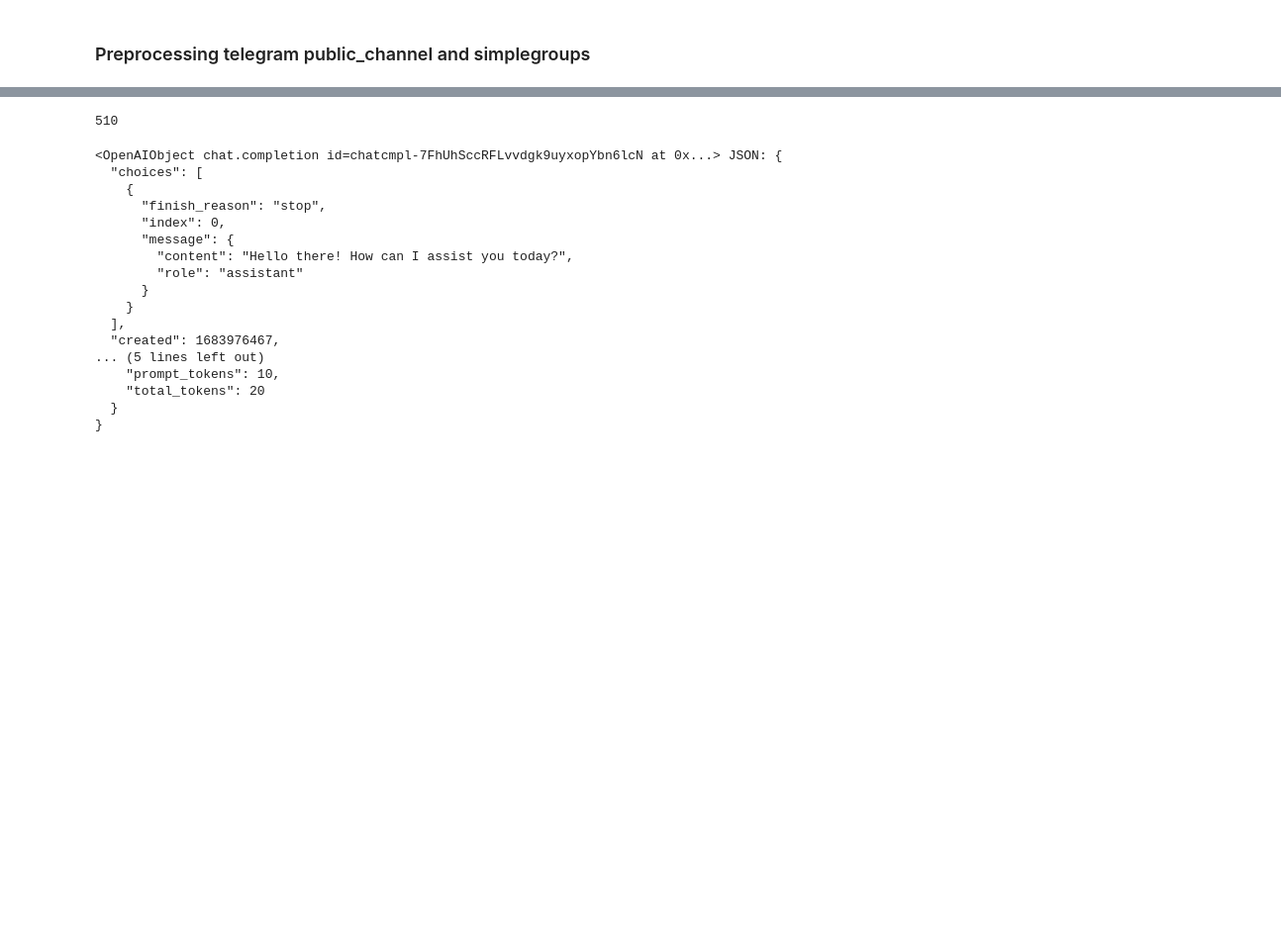
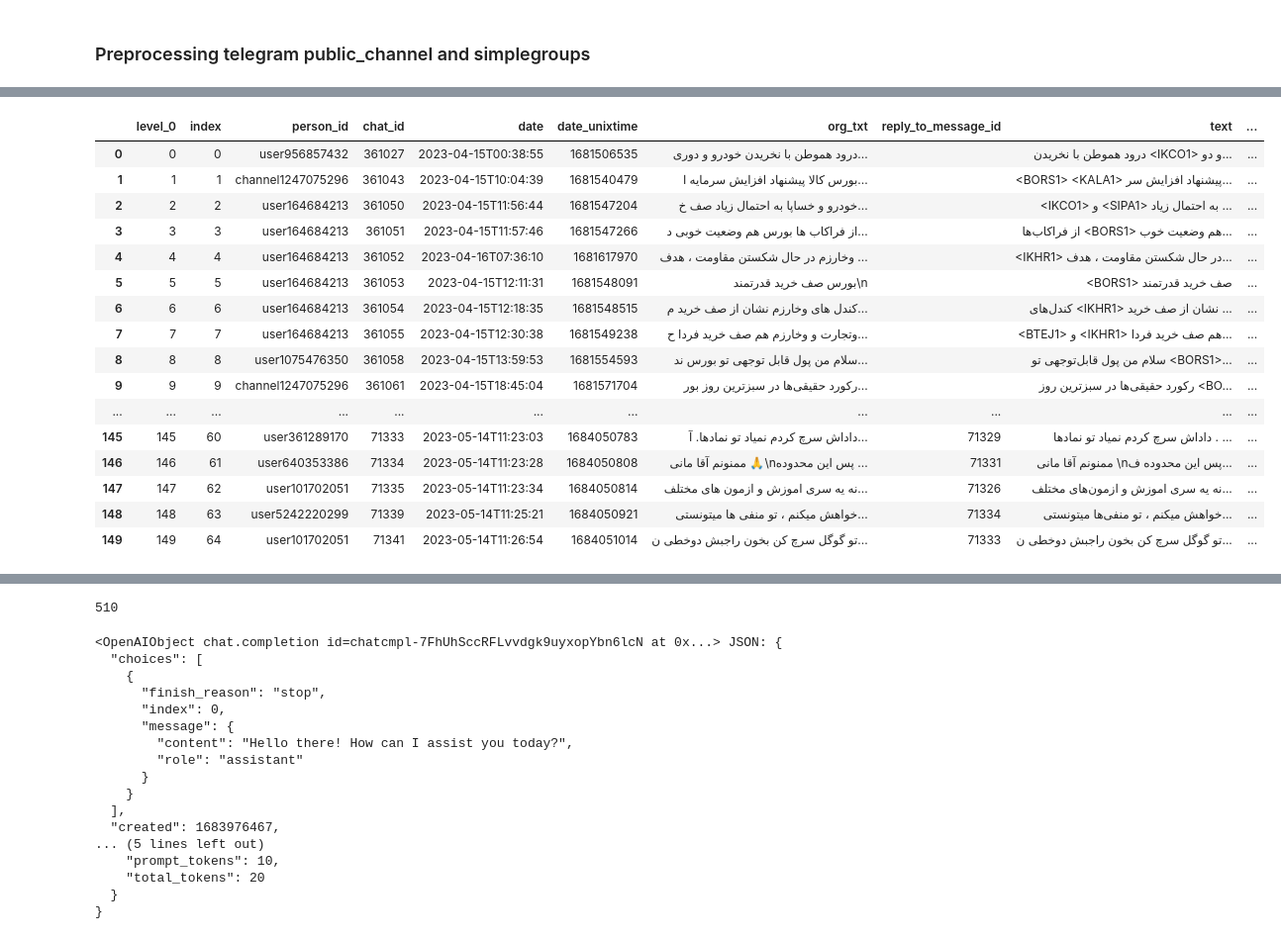
Before and after one commit to armachino/stock_chanell_nlp, a Jupyter notebook: ChatExport_2023-04-25 (1)/lab/Route_2.ipynb, the cells around one changed output, grey strips where cells are left out. Shown at 99% size. Saved outputs shown, nothing was run; the diff lists cells and outputs as text; code cells hidden in the pictures; blank space fills up the shorter version.

```diff
--- a/ChatExport_2023-04-25 (1)/lab/Route_2.ipynb
+++ b/ChatExport_2023-04-25 (1)/lab/Route_2.ipynb
@@ -539,0 +531,29 @@ __> preprocess_subgroup بورسگرام | Boursegram
+# %%
+# a=["a",1]
+# a=pd.DataFrame({"a":range(10),"b":range(10)})
+# a.iloc[0:5,1]=list(range(100,105))
+# a
+# a.loc[0:1]
+# eval(str(a))
+# embed["data"][1]["index"]
+
+# len(x)x=list(str(emb["embedding"]) for emb in embed["data"])
+chats.drop
+# %% [output]
+|  | level_0 | index | person_id | chat_id | date | date_unixtime | org_txt | reply_to_message_id | text | ... |
+| 0 | 0 | 0 | user956857432 | 361027 | 2023-04-15T00:38:55 | 1681506535 | درود هموطن با نخریدن خودرو و دوری... |  | درود هموطن با نخریدن <IKCO1> و دو... | ... |
+| 1 | 1 | 1 | channel1247075296 | 361043 | 2023-04-15T10:04:39 | 1681540479 | بورس کالا پیشنهاد افزایش سرمایه ا... |  | <BORS1> <KALA1> پیشنهاد افزایش سر... | ... |
+| 2 | 2 | 2 | user164684213 | 361050 | 2023-04-15T11:56:44 | 1681547204 | خودرو و خساپا به احتمال زیاد صف خ... |  | <IKCO1> و <SIPA1> به احتمال زیاد ... | ... |
+| 3 | 3 | 3 | user164684213 | 361051 | 2023-04-15T11:57:46 | 1681547266 | از فراکاب ها بورس هم وضعیت خوبی د... |  | از فراکاب‌ها <BORS1> هم وضعیت خوب... | ... |
+| 4 | 4 | 4 | user164684213 | 361052 | 2023-04-16T07:36:10 | 1681617970 | وخارزم در حال شکستن مقاومت ، هدف ... |  | <IKHR1> در حال شکستن مقاومت ، هدف... | ... |
+| 5 | 5 | 5 | user164684213 | 361053 | 2023-04-15T12:11:31 | 1681548091 | بورس صف خرید قدرتمند\n |  | <BORS1> صف خرید قدرتمند | ... |
+| 6 | 6 | 6 | user164684213 | 361054 | 2023-04-15T12:18:35 | 1681548515 | کندل های وخارزم نشان از صف خرید م... |  | کندل‌های <IKHR1> نشان از صف خرید ... | ... |
+| 7 | 7 | 7 | user164684213 | 361055 | 2023-04-15T12:30:38 | 1681549238 | وتجارت و وخارزم هم صف خرید فردا ح... |  | <BTEJ1> و <IKHR1> هم صف خرید فردا... | ... |
+| 8 | 8 | 8 | user1075476350 | 361058 | 2023-04-15T13:59:53 | 1681554593 | سلام من پول قابل توجهی تو بورس ند... |  | سلام من پول قابل‌توجهی تو <BORS1>... | ... |
+| 9 | 9 | 9 | channel1247075296 | 361061 | 2023-04-15T18:45:04 | 1681571704 | رکورد حقیقی‌ها در سبزترین روز بور... |  | رکورد حقیقی‌ها در سبزترین روز <BO... | ... |
+| ... | ... | ... | ... | ... | ... | ... | ... | ... | ... | ... |
+| 145 | 145 | 60 | user361289170 | 71333 | 2023-05-14T11:23:03 | 1684050783 | داداش سرچ کردم نمیاد تو نمادها. آ... | 71329 | داداش سرچ کردم نمیاد تو نمادها . ... | ... |
+| 146 | 146 | 61 | user640353386 | 71334 | 2023-05-14T11:23:28 | 1684050808 | ممنونم آقا مانی 🙏\nپس این محدوده ... | 71331 | ممنونم آقا مانی \nپس این محدوده ف... | ... |
+| 147 | 147 | 62 | user101702051 | 71335 | 2023-05-14T11:23:34 | 1684050814 | نه یه سری اموزش و ازمون های مختلف... | 71326 | نه یه سری اموزش و ازمون‌های مختلف... | ... |
+| 148 | 148 | 63 | user5242220299 | 71339 | 2023-05-14T11:25:21 | 1684050921 | خواهش میکنم ، تو منفی ها میتونستی... | 71334 | خواهش میکنم ، تو منفی‌ها میتونستی... | ... |
+| 149 | 149 | 64 | user101702051 | 71341 | 2023-05-14T11:26:54 | 1684051014 | تو گوگل سرچ کن بخون راجبش دوخطی ن... | 71333 | تو گوگل سرچ کن بخون راجبش دوخطی ن... | ... |
```
Also changed, not shown: parts of 33 cells of this notebook, 3 other files.
